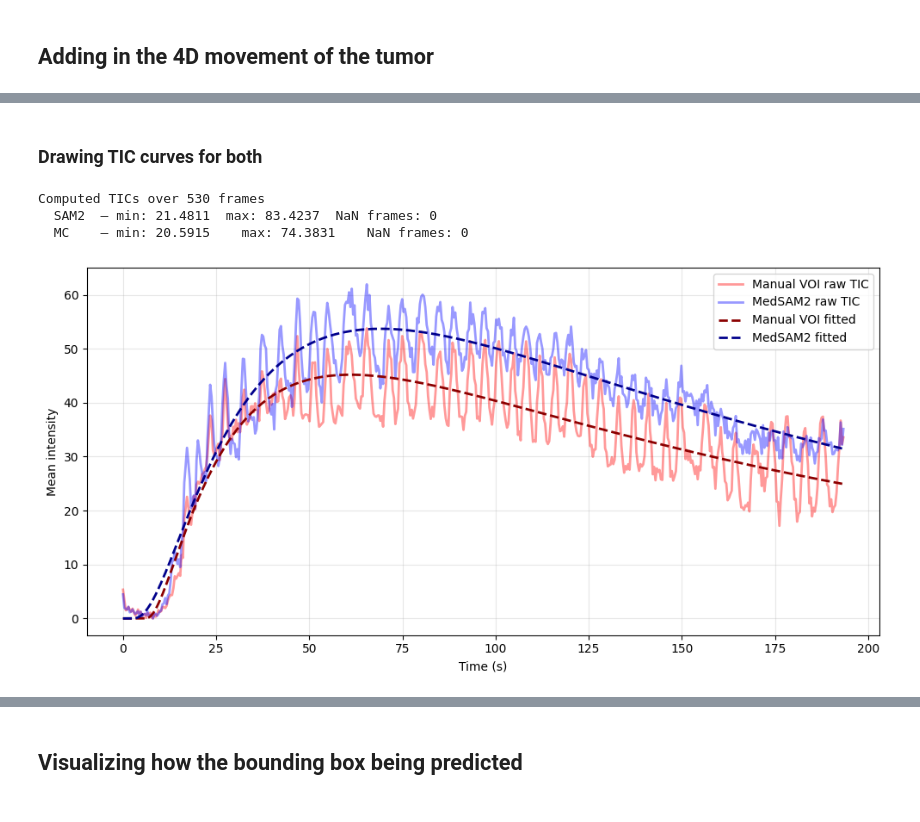
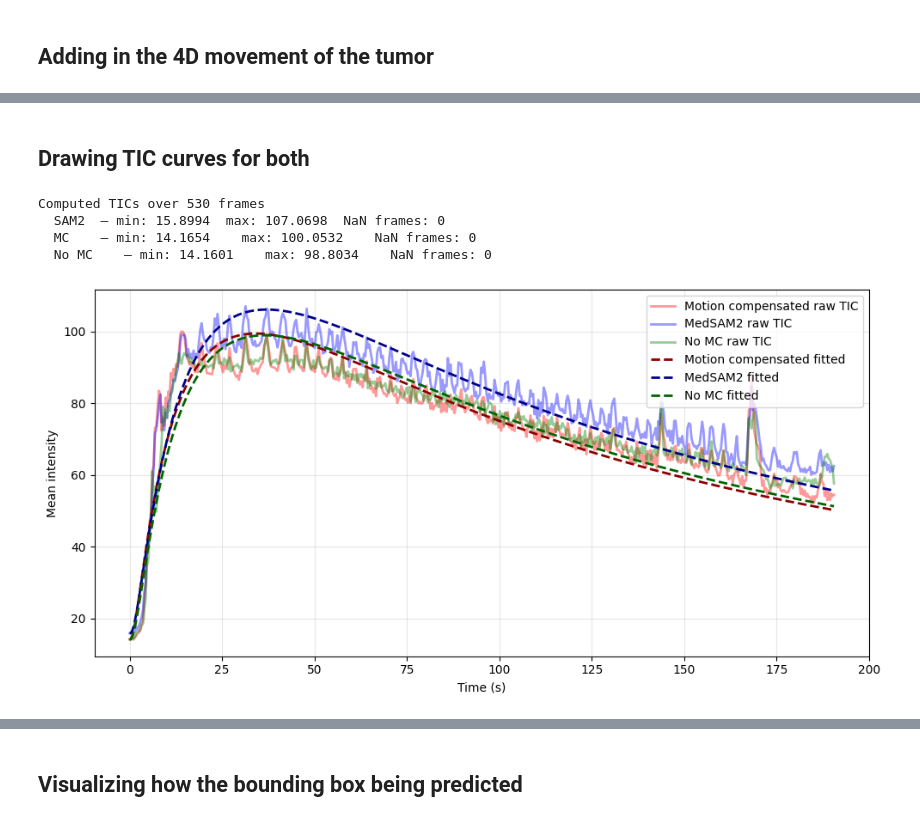
Before and after one commit to QuantUS-OpenSource/QuantUS-Backend-CEUS, a Jupyter notebook: CLI-Demos/MedSam2_inference.ipynb, the cells around one changed output, grey strips where cells are left out. Saved outputs shown, nothing was run; the diff lists cells and outputs as text; code cells hidden in the pictures.

```diff
--- a/CLI-Demos/MedSam2_inference.ipynb
+++ b/CLI-Demos/MedSam2_inference.ipynb
@@ -23,8 +23,9 @@ Available scan loaders: ['mp4', 'nifti', 'avi']
 scan_type = 'nifti'
 
 # Takes the DICOM file as input for contrast enhanced ultrasound (CEUS) scans
-CEUS_scan_path = '/home/yuanshanwu/Documents/TUL/CEUS-Studies/P05_V02_CE01/NewInterpolation/UCSD-P05-V02-CE1_09.45.08/UCSD-P05-V02-CE1_09.45.08_mf_sip_capture_50_2_1_0_CEUS.nii'
-bmode_scan_path = '/home/yuanshanwu/Documents/TUL/CEUS-Studies/P05_V02_CE01/NewInterpolation/UCSD-P05-V02-CE1_09.45.08/UCSD-P05-V02-CE1_09.45.08_mf_sip_capture_50_2_1_0_BMODE.nii'
+# Takes the DICOM file as input for contrast enhanced ultrasound (CEUS) scans
+CEUS_scan_path = '/media/ahmed-el-kaffas/20TB-HDD/Yuanshan/3DMPUS/SIP/HighQualityData/UCSD/P07/V02/UCSD-P07-V02-CE01RUN2_09.39.44_mf_sip_capture_50_2_1_0_CEUS.nii'
+bmode_scan_path = '/media/ahmed-el-kaffas/20TB-HDD/Yuanshan/3DMPUS/SIP/HighQualityData/UCSD/P07/V02/UCSD-P07-V02-CE01RUN2_09.39.44_mf_sip_capture_50_2_1_0_BMODE.nii'
 scan_loader_kwargs = {
 }
 # %%
@@ -45,7 +46,7 @@ Available segmentation loaders: ['load_bolus_mask', 'nifti']
 # %%
 seg_type = 'nifti'
 
-seg_path = '/home/yuanshanwu/Documents/TUL/CEUS-Studies/P05_V02_CE01/NewInterpolation/UCSD-P05-V02-CE1_09.45.08/motion_VOI.nii.gz'
+seg_path = '/media/ahmed-el-kaffas/20TB-HDD/Yuanshan/3DMPUS/SIP/HighQualityData/UCSD/P07/V02/UCSD-P07-V02-CE01RUN2-MC_VOI.nii.gz'
 seg_loader_kwargs = {}
 # %%
 from src.entrypoints import seg_loading_step
@@ -600,5 +596,5 @@ Use the bottom slider to scrub through frames
 # %% [markdown]
-### Drawing TIC curves for both
+## Drawing TIC curves for both
 # %%
 frame_cache = {}
 
@@ -657,7 +653,7 @@ def compute_frame(frame_idx):
     return frame_cache[frame_idx]
 # %%
 # ─────────────────────────────────────────────────────────────────────────────
-# TIC Computation — MedSAM2 vs Motion Compensated Mask
+# TIC Computation — MedSAM2 vs Motion Compensated Mask vs Non Motion Compensated Mask
 # ─────────────────────────────────────────────────────────────────────────────
 import numpy as np
 import matplotlib.pyplot as plt
@@ -703,8 +699,10 @@ def compute_volume_from_mask(mask_xyz, voxel_volume_mm3):
 # ── Loop over frames ──────────────────────────────────────────────────────────
 tic_sam2 = []   # TIC from MedSAM2 mask
 tic_mc   = []   # TIC from motion compensated mask
+tic_nomc = []   # TIC from non-motion-compensated reference mask
 vol_sam2 = []   # Volume from MedSAM2 mask
 vol_mc   = []   # Volume from motion compensated mask
+vol_nomc = []   # Volume from non-motion-compensated mask
 frames_computed = []
 
 for frame_idx in tqdm(range(START_FRAME, END_FRAME), desc="Computing TICs"):
@@ -724,19 +722,24 @@ for frame_idx in tqdm(range(START_FRAME, END_FRAME), desc="Computing TICs"):
     #                    seg_data.seg_mask, frame_idx, 0)  # (X, Y, Z)
 
     # MC mask — apply motion compensation to reference segmentation
-    mc_mask      = seg_data.seg_mask
+    mc_mask      = seg_data.motion_compensation.apply_to_mask(
+                     seg_data.seg_mask, frame_idx, 0)
+    nomc_mask    = seg_data.seg_mask
 
     # ── Compute mean intensity inside each mask ───────────────────────────────
     tic_sam2.append(compute_tic_from_mask(sam2_mask, ceus_volume))
     tic_mc.append(compute_tic_from_mask(mc_mask,   ceus_volume))
+    tic_nomc.append(compute_tic_from_mask(nomc_mask, ceus_volume))
     frames_computed.append(frame_idx)
 
     voxel_vol = float(np.prod(image_data.pixdim))  # mm^3
     vol_sam2.append(compute_volume_from_mask(sam2_mask, voxel_vol))
     vol_mc.append(compute_volume_from_mask(mc_mask, voxel_vol))
+    vol_nomc.append(compute_volume_from_mask(nomc_mask, voxel_vol))
 
 tic_sam2 = np.array(tic_sam2)
 tic_mc   = np.array(tic_mc)
+tic_nomc = np.array(tic_nomc)
 frames   = np.array(frames_computed)
 
 # ── Convert frame index to time axis if frame rate is available ───────────────
@@ -750,10 +753,12 @@ else:
 print(f"Computed TICs over {len(frames)} frames")
 print(f"  SAM2  — min: {np.nanmin(tic_sam2):.4f}  max: {np.nanmax(tic_sam2):.4f}  NaN frames: {np.isnan(tic_sam2).sum()}")
 print(f"  MC    — min: {np.nanmin(tic_mc):.4f}    max: {np.nanmax(tic_mc):.4f}    NaN frames: {np.isnan(tic_mc).sum()}")
+print(f"  No MC    — min: {np.nanmin(tic_nomc):.4f}    max: {np.nanmax(tic_nomc):.4f}    NaN frames: {np.isnan(tic_nomc).sum()}")
 # %% [output]
 Computed TICs over 530 frames
-  SAM2  — min: 21.4811  max: 83.4237  NaN frames: 0
-  MC    — min: 20.5915    max: 74.3831    NaN frames: 0
+  SAM2  — min: 15.8994  max: 107.0698  NaN frames: 0
+  MC    — min: 14.1654    max: 100.0532    NaN frames: 0
+  No MC    — min: 14.1601    max: 98.8034    NaN frames: 0
 # %%
 import numpy as np
 from scipy.optimize import curve_fit
@@ -832,29 +833,30 @@ outcome_mask = fit_lognormal_curve(time_axis, tic_mc)
 # Reconstruct fitted curves from lognormal parameters
 # ─────────────────────────────────────────────────────────────────────────────
 def reconstruct_fitted_curve(time, outcome):
-    """Reconstruct the fitted lognormal curve from fit_lognormal_curve output."""
-    auc, pe, tp, mtt, t0, mu, sigma, pe_loc = outcome
+    """Reconstruct the lognormal fit in original (un-normalised) TIC units."""
+    auc, pe, tp, mtt, t0, mu, sigma, pe_loc, baseline = outcome
     if np.isnan(auc):
         return np.full_like(time, np.nan, dtype=float)
-    return bolus_lognormal(time, auc, mu, sigma, t0)
+    # auc is already scaled to amplitude-above-baseline space;
+    # adding baseline maps the curve back to original TIC units.
+    return bolus_lognormal(time, auc, mu, sigma, t0) + baseline
 
 
 def tic_quality_metrics(time, tic_raw, outcome):
     """Assess lognormal fit quality and curve smoothness."""
-    auc, pe, tp, mtt, t0, mu, sigma, pe_loc = outcome
+    auc, pe, tp, mtt, t0, mu, sigma, pe_loc, baseline = outcome
 
-    # Fit quality — R² between raw TIC and fitted curve
+    # fitted is now in original TIC units — same scale as tic_raw
     fitted = reconstruct_fitted_curve(time, outcome)
     valid  = ~np.isnan(fitted)
     ss_res = np.sum((tic_raw[valid] - fitted[valid]) ** 2)
     ss_tot = np.sum((tic_raw[valid] - tic_raw[valid].mean()) ** 2)
     r2     = 1 - ss_res / (ss_tot + 1e-8)
 
-    # Curve smoothness — lower = smoother
     roughness = np.mean(np.abs(np.diff(tic_raw)))
 
-    # Signal-to-noise proxy — peak / baseline noise
-    baseline_noise = np.std(tic_raw[:5])   # first 5 frames as baseline
+    # SNR: bolus amplitude / pre-bolus noise (both in amplitude-above-baseline space)
+    baseline_noise = np.std(tic_raw[:5])
     snr = pe / (baseline_noise + 1e-8)
 
     return {
@@ -870,58 +872,55 @@ def tic_quality_metrics(time, tic_raw, outcome):
 
 
 fitted_sam2 = reconstruct_fitted_curve(time_axis, outcome_SAM2)
-fitted_mc   = reconstruct_fitted_curve(time_axis, outcome_mask)
-# ─────────────────────────────────────────────────────────────────────────────
-# Reconstruct fitted curves
-# ─────────────────────────────────────────────────────────────────────────────
-fitted_sam2 = reconstruct_fitted_curve(time_axis, outcome_SAM2)
-fitted_mc   = reconstruct_fitted_curve(time_axis, outcome_mask)
+fitted_mc   = reconstruct_fitted_curve(time_axis, outcome_mc)
+fitted_nomc = reconstruct_fitted_curve(time_axis, outcome_nomc)
 
 # ─────────────────────────────────────────────────────────────────────────────
 # Plot both TICs + fits on the same axes
 # ─────────────────────────────────────────────────────────────────────────────
 fig, ax = plt.subplots(figsize=(10, 5))
 
 # Raw TICs
-ax.plot(time_axis, tic_mc,    color='red',      linewidth=2, alpha=0.4, label='Manual VOI raw TIC')
+ax.plot(time_axis, tic_mc,    color='red',      linewidth=2, alpha=0.4, label='Motion compensated raw TIC')
 ax.plot(time_axis, tic_sam2,  color='blue',     linewidth=2, alpha=0.4, label='MedSAM2 raw TIC')
+ax.plot(time_axis, tic_nomc,  color='green',    linewidth=2, alpha=0.4, label='No MC raw TIC')
 
-# Fitted curves
-ax.plot(time_axis, fitted_mc,   color='darkred',  linewidth=2, linestyle='--', label='Manual VOI fitted')
-ax.plot(time_axis, fitted_sam2, color='darkblue', linewidth=2, linestyle='--', label='MedSAM2 fitted')
+# Fitted curves (now in original TIC units — should overlay the raw curves)
+ax.plot(time_axis, fitted_mc,   color='darkred',   linewidth=2, linestyle='--', label='Motion compensated fitted')
+ax.plot(time_axis, fitted_sam2, color='darkblue',  linewidth=2, linestyle='--', label='MedSAM2 fitted')
+ax.plot(time_axis, fitted_nomc, color='darkgreen', linewidth=2, linestyle='--', label='No MC fitted')
 
-
-# ax.set_title('TIC + Lognormal Fit — MedSAM2 vs MC mask', fontsize=13)
 ax.set_xlabel(x_label)
 ax.set_ylabel('Mean intensity')
 ax.legend(loc='upper right')
 ax.grid(True, alpha=0.3)
 
 plt.tight_layout()
 plt.show()
 
 # ── Parameter comparison table ────────────────────────────────────────────────
 print("\n── Lognormal fit parameters ──────────────────────────────────")
 print(f"{'Parameter':<12} {'MC mask':>12} {'MedSAM2':>12}")
 print("─" * 38)
 params_labels = ['AUC', 'PE', 'TP', 'MTT', 'T0', 'mu', 'sigma']
-for label, v_mc, v_s2 in zip(params_labels, outcome_mask[:7], outcome_SAM2[:7]):
+for label, v_mc, v_s2 in zip(params_labels, outcome_mc[:7], outcome_SAM2[:7]):
     print(f"{label:<12} {v_mc:>12.4f} {v_s2:>12.4f}")
 print("─" * 38)
 
-metrics_mc   = tic_quality_metrics(time_axis, tic_mc,   outcome_mask)
+metrics_mc   = tic_quality_metrics(time_axis, tic_mc,   outcome_mc)
 metrics_sam2 = tic_quality_metrics(time_axis, tic_sam2, outcome_SAM2)
+metrics_nomc = tic_quality_metrics(time_axis, tic_nomc, outcome_nomc)
 
 print("\n── TIC quality metrics ───────────────────────────────────────")
-print(f"{'Metric':<12} {'MC mask':>12} {'MedSAM2':>12} {'Δ (SAM2−MC)':>14}")
+print(f"{'Metric':<12} {'MC mask':>12} {'MedSAM2':>12} {'No MC':>12}")
 print("─" * 52)
 for k in metrics_mc:
-    v_mc  = metrics_mc[k]
-    v_s2  = metrics_sam2[k]
-    delta = v_s2 - v_mc
-    print(f"{k:<12} {v_mc:>12.4f} {v_s2:>12.4f} {delta:>+14.4f}")
+    v_mc = metrics_mc[k]
+    v_s2 = metrics_sam2[k]
+    v_nm = metrics_nomc[k]
+    print(f"{k:<12} {v_mc:>12.4f} {v_s2:>12.4f} {v_nm:>12.4f}")
 # %% [output]
-[figure, old version]
+[figure, new version]
 ── Lognormal fit parameters ──────────────────────────────────
 Parameter         MC mask      MedSAM2
 ──────────────────────────────────────
```
Also changed, not shown: parts of 11 cells of this notebook, 2 other files.
